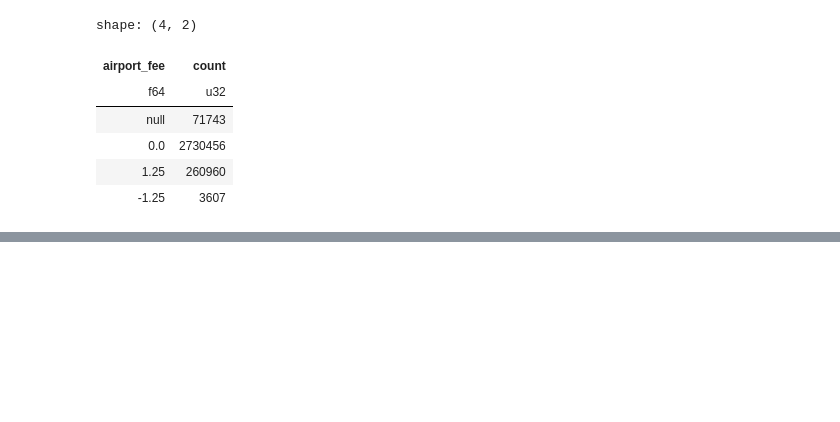
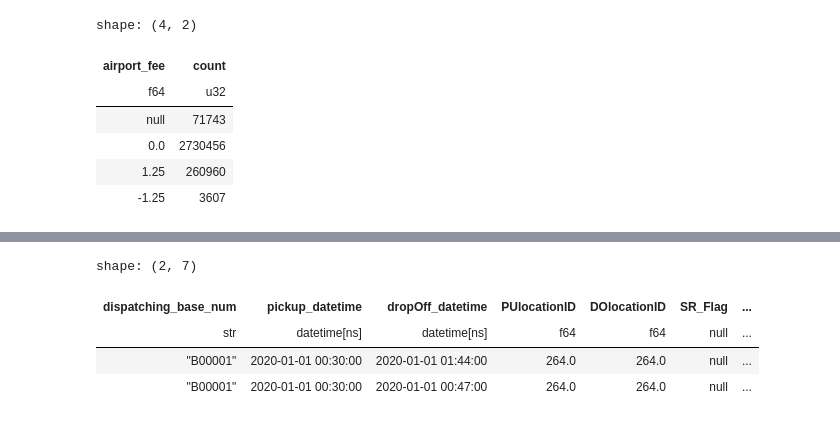
Before and after one commit to imdwipayana/Battlefield, a Jupyter notebook: python project/Yellow Taxi/change_the_headers.ipynb, the cells around one changed output, grey strips where cells are left out. Saved outputs shown, nothing was run; the diff lists cells and outputs as text; code cells hidden in the pictures; blank space fills up the shorter version.

```diff
--- a/python project/Yellow Taxi/change_the_headers.ipynb
+++ b/python project/Yellow Taxi/change_the_headers.ipynb
@@ -234,0 +262,9 @@ shape: (4, 2)
+# %%
+data_2020_for_hire = pl.read_parquet(r'C:\Users\ekadw\Documents\DATA\NY_Taxi\2020\for_hire_vehicle\fhv_tripdata_2020-01.parquet')
+data_2020_for_hire.head(2)
+# %% [output]
+shape: (2, 7)
+| dispatching_base_num | pickup_datetime | dropOff_datetime | PUlocationID | DOlocationID | SR_Flag | ... |
+| str | datetime[ns] | datetime[ns] | f64 | f64 | null | ... |
+| "B00001" | 2020-01-01 00:30:00 | 2020-01-01 01:44:00 | 264.0 | 264.0 | null | ... |
+| "B00001" | 2020-01-01 00:30:00 | 2020-01-01 00:47:00 | 264.0 | 264.0 | null | ... |
```
Also changed, not shown: parts of 25 cells of this notebook.
